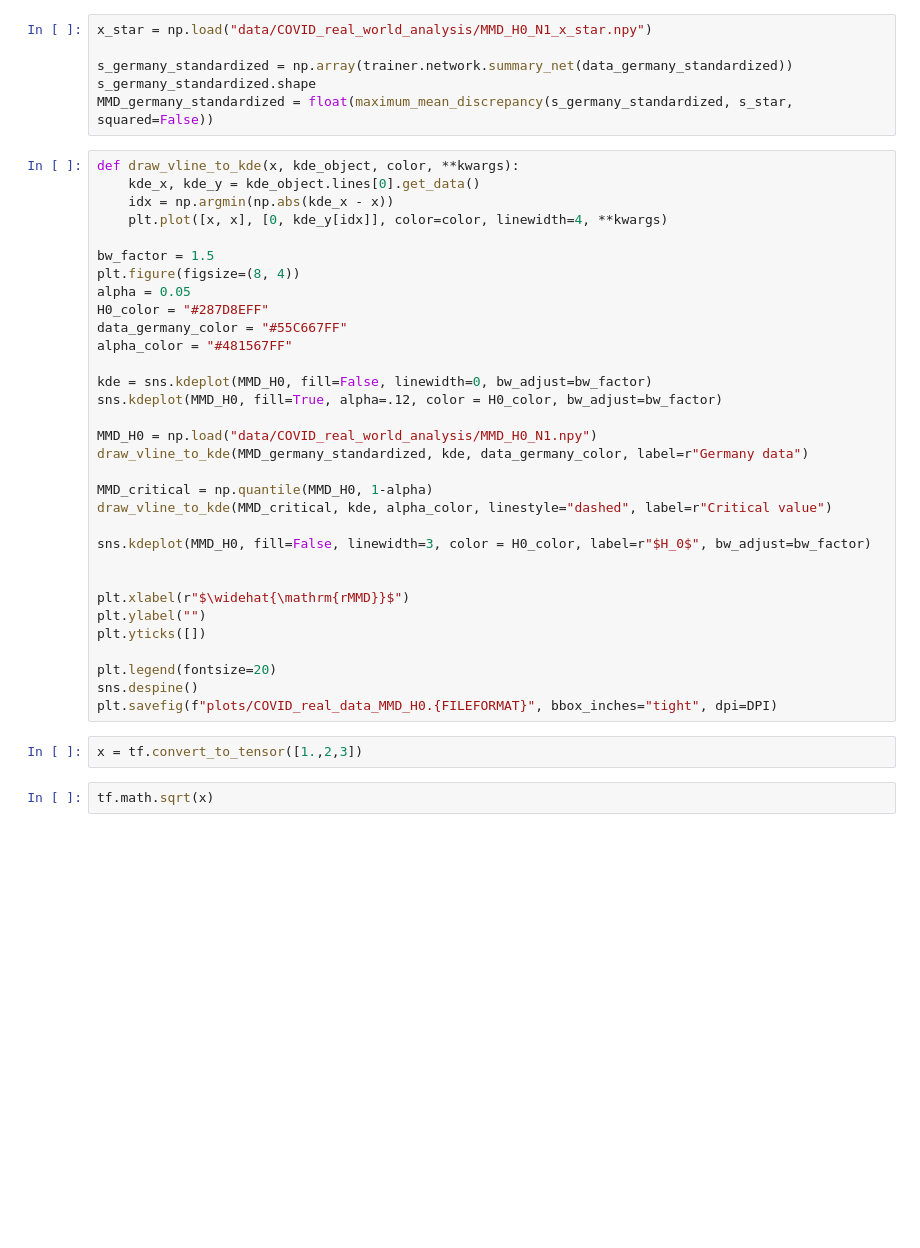
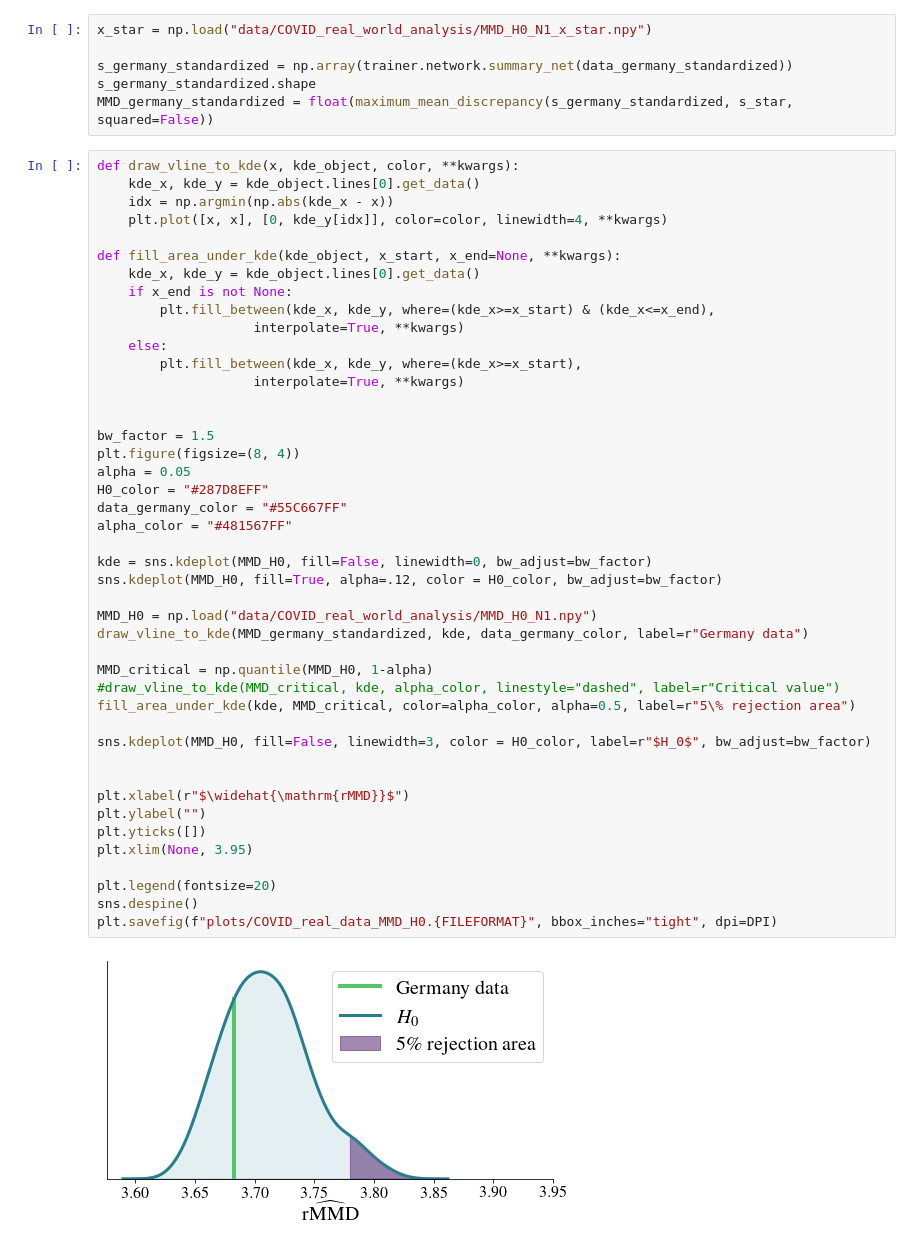
Before and after one commit to marvinschmitt/ModelMisspecificationBF, a Jupyter notebook: MMD_ParameterEstimation_Covid.ipynb, the cells around one changed output. Saved outputs shown, nothing was run; the diff lists cells and outputs as text; blank space fills up the shorter version.

```diff
--- a/MMD_ParameterEstimation_Covid.ipynb
+++ b/MMD_ParameterEstimation_Covid.ipynb
@@ -868,35 +916,45 @@ MMD_germany_standardized = float(maximum_mean_discrepancy(s_germany_standardized
 def draw_vline_to_kde(x, kde_object, color, **kwargs):
     kde_x, kde_y = kde_object.lines[0].get_data()
     idx = np.argmin(np.abs(kde_x - x))
     plt.plot([x, x], [0, kde_y[idx]], color=color, linewidth=4, **kwargs)
+
+def fill_area_under_kde(kde_object, x_start, x_end=None, **kwargs):
+    kde_x, kde_y = kde_object.lines[0].get_data()
+    if x_end is not None:
+        plt.fill_between(kde_x, kde_y, where=(kde_x>=x_start) & (kde_x<=x_end),
+                    interpolate=True, **kwargs)
+    else:
+        plt.fill_between(kde_x, kde_y, where=(kde_x>=x_start),
+                    interpolate=True, **kwargs)
+
 
 bw_factor = 1.5
 plt.figure(figsize=(8, 4))
 alpha = 0.05
 H0_color = "#287D8EFF"
 data_germany_color = "#55C667FF"
 alpha_color = "#481567FF"
 
 kde = sns.kdeplot(MMD_H0, fill=False, linewidth=0, bw_adjust=bw_factor)
 sns.kdeplot(MMD_H0, fill=True, alpha=.12, color = H0_color, bw_adjust=bw_factor)
 
 MMD_H0 = np.load("data/COVID_real_world_analysis/MMD_H0_N1.npy")
 draw_vline_to_kde(MMD_germany_standardized, kde, data_germany_color, label=r"Germany data")
 
 MMD_critical = np.quantile(MMD_H0, 1-alpha)
-draw_vline_to_kde(MMD_critical, kde, alpha_color, linestyle="dashed", label=r"Critical value")
+#draw_vline_to_kde(MMD_critical, kde, alpha_color, linestyle="dashed", label=r"Critical value")
+fill_area_under_kde(kde, MMD_critical, color=alpha_color, alpha=0.5, label=r"5\% rejection area")
 
 sns.kdeplot(MMD_H0, fill=False, linewidth=3, color = H0_color, label=r"$H_0$", bw_adjust=bw_factor)
 
 
 plt.xlabel(r"$\widehat{\mathrm{rMMD}}$")
 plt.ylabel("")
 plt.yticks([])
+plt.xlim(None, 3.95)
 
 plt.legend(fontsize=20)
 sns.despine()
 plt.savefig(f"plots/COVID_real_data_MMD_H0.{FILEFORMAT}", bbox_inches="tight", dpi=DPI)
+# %% [output]
+[figure, added]
-# %%
-x = tf.convert_to_tensor([1.,2,3])
-# %%
-tf.math.sqrt(x)
```
Also changed, not shown: parts of 13 cells of this notebook.
